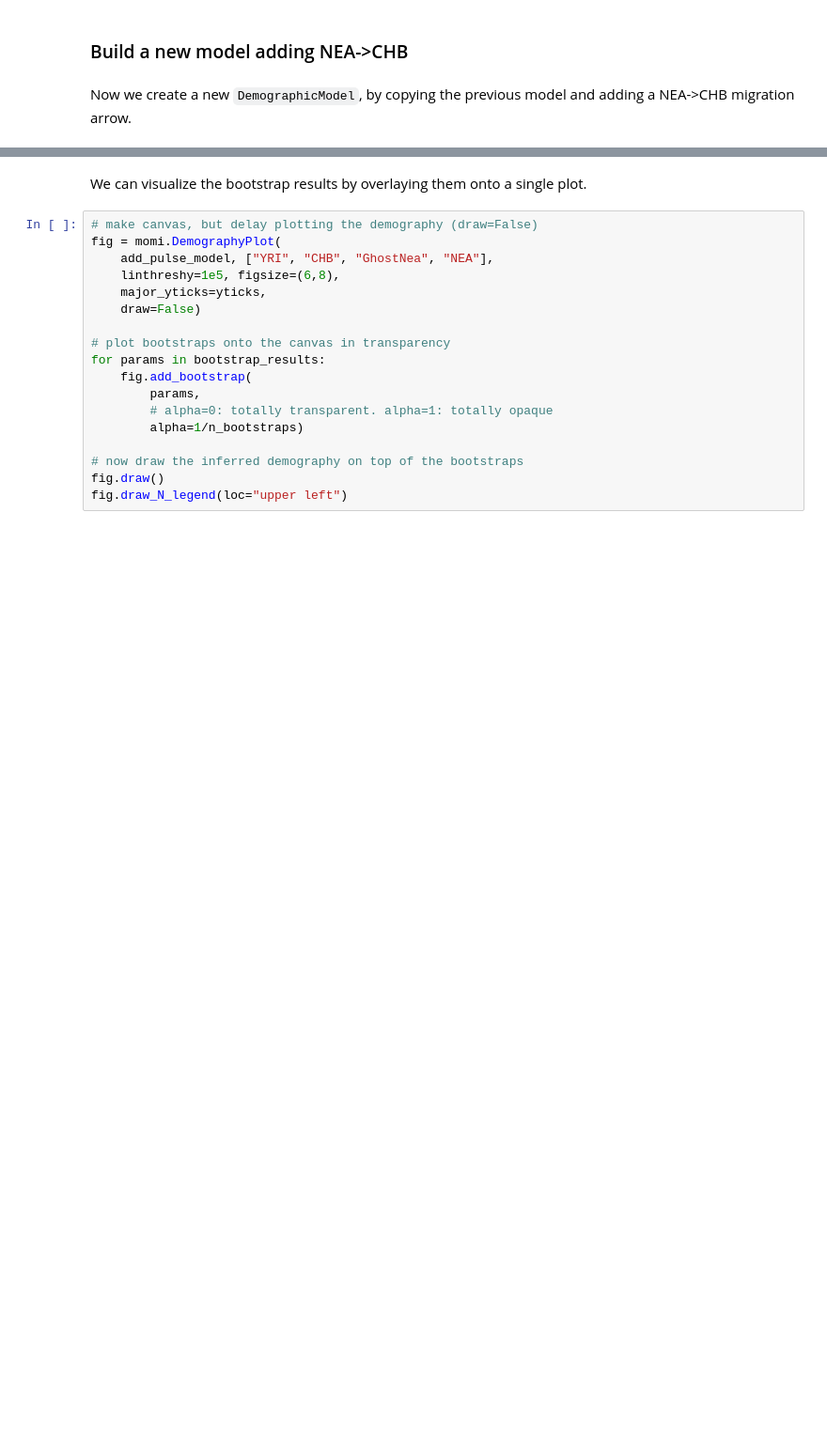
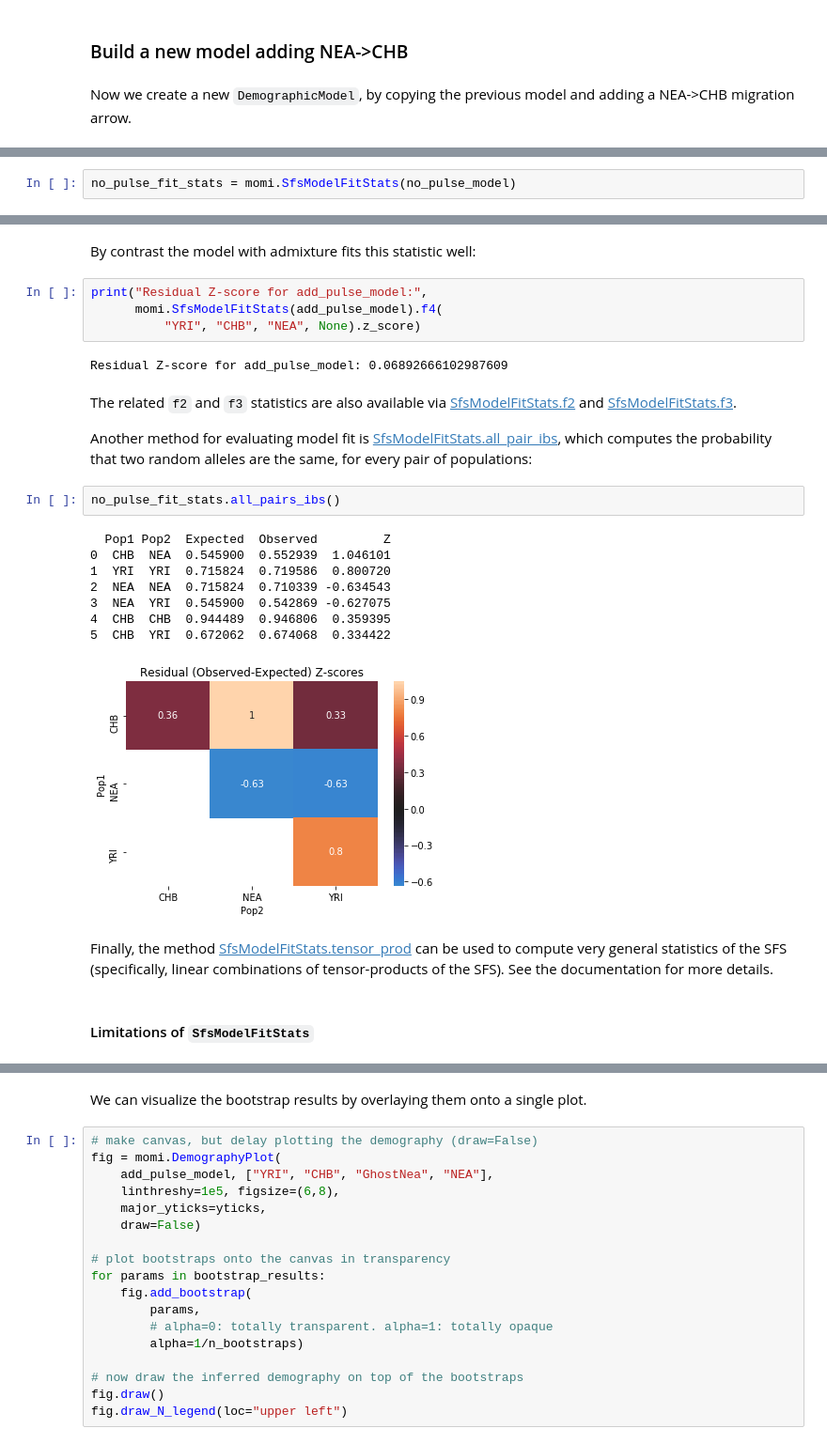
Before and after one commit to popgenmethods/momi2, a Jupyter notebook: docs/tutorial.ipynb, the cells around one changed output, grey strips where cells are left out. Shown at 94% size. Cells and saved outputs as stored; diff of their text form; blank space fills up the shorter version.

```diff
--- a/docs/tutorial.ipynb
+++ b/docs/tutorial.ipynb
@@ -510,0 +405,2 @@ fig.draw_N_legend(loc="upper left")
+# %%
+no_pulse_fit_stats = momi.SfsModelFitStats(no_pulse_model)
@@ -510,0 +433,37 @@ fig.draw_N_legend(loc="upper left")
+# %% [markdown]
+By contrast the model with admixture fits this statistic well:
+# %%
+print("Residual Z-score for add_pulse_model:",
+      momi.SfsModelFitStats(add_pulse_model).f4(
+          "YRI", "CHB", "NEA", None).z_score)
+# %% [output]
+Residual Z-score for add_pulse_model: 0.06892666102987609
+# %% [markdown]
+The related `f2` and `f3` statistics are also available via
+[SfsModelFitStats.f2](api.rst#momi.SfsModelFitStats.f2) and
+[SfsModelFitStats.f3](api.rst#momi.SfsModelFitStats.f3).
+
+Another method for evaluating model fit is
+[SfsModelFitStats.all_pair_ibs](api.rst#momi.SfsModelFitStats.all_pair_ibs),
+which computes the probability that
+two random alleles are the same, for every pair of populations:
+# %%
+no_pulse_fit_stats.all_pairs_ibs()
+# %% [output]
+  Pop1 Pop2  Expected  Observed         Z
+0  CHB  NEA  0.545900  0.552939  1.046101
+1  YRI  YRI  0.715824  0.719586  0.800720
+2  NEA  NEA  0.715824  0.710339 -0.634543
+3  NEA  YRI  0.545900  0.542869 -0.627075
+4  CHB  CHB  0.944489  0.946806  0.359395
+5  CHB  YRI  0.672062  0.674068  0.334422
+[figure, added]
+# %% [markdown]
+Finally, the method
+[SfsModelFitStats.tensor_prod](api.rst#momi.SfsModelFitStats)
+can be used to
+compute very general statistics of the
+SFS (specifically, linear combinations of tensor-products of the SFS).
+See the documentation for more details.
+# %% [markdown]
+#### Limitations of `SfsModelFitStats`
```
Also changed, not shown: parts of 81 cells of this notebook, 1 other file.
